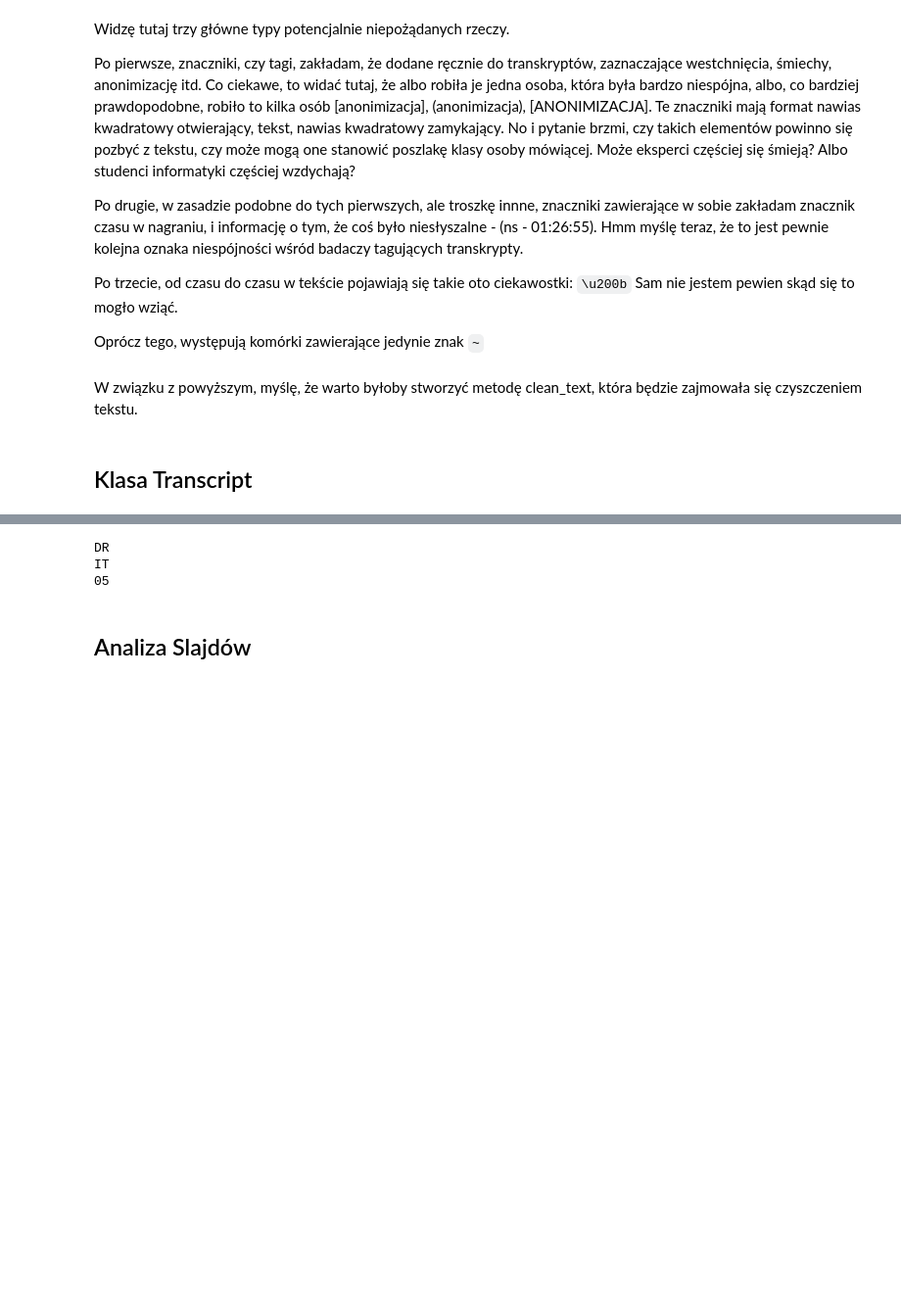
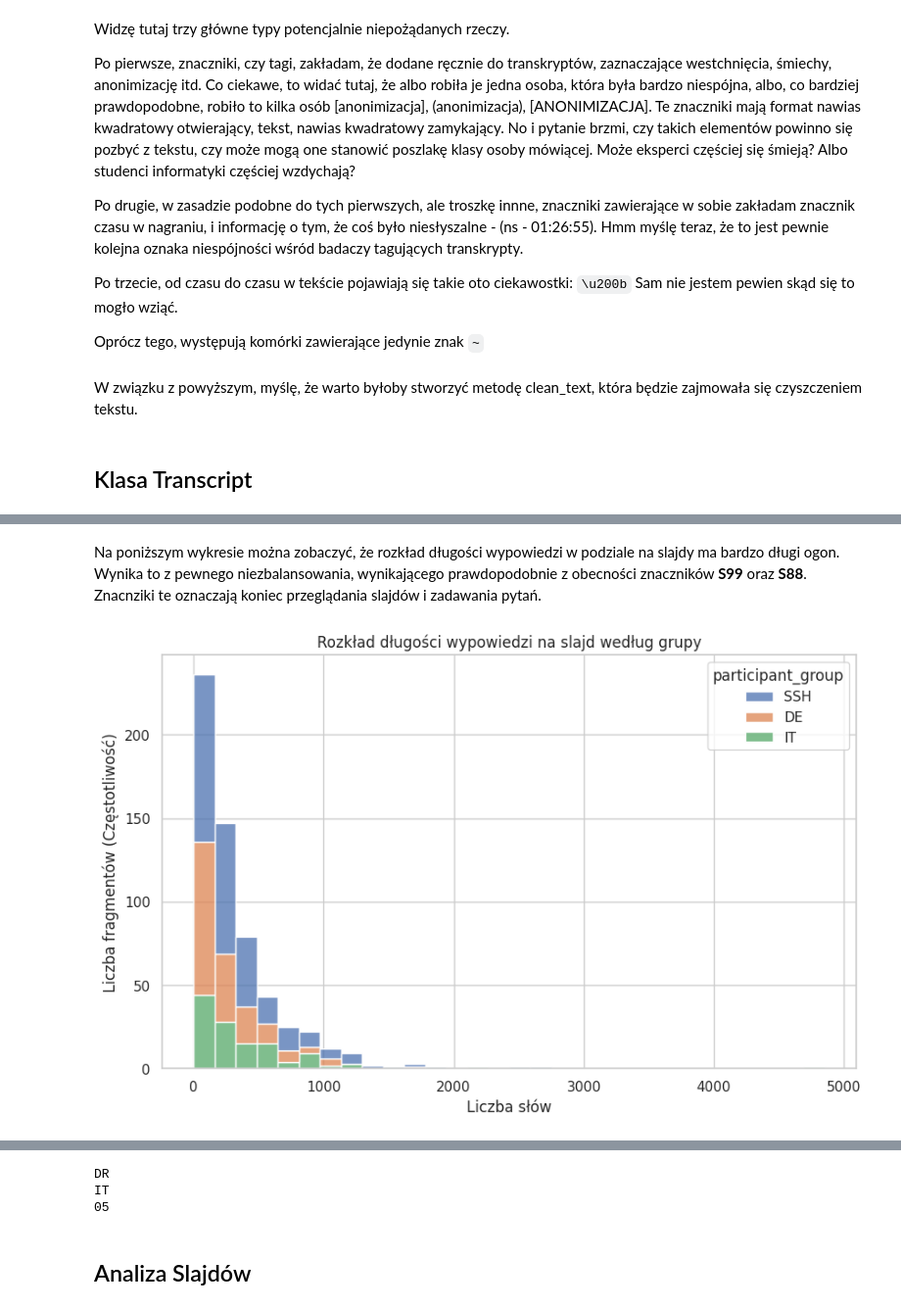
Before and after one commit to LukashWalancik/xaifungi-analysis, a Jupyter notebook: analysis.ipynb, the cells around one changed output, grey strips where cells are left out. Shown at 98% size. Drawn from its saved outputs; the diff is of its cells as text; code cells hidden in the pictures; blank space fills up the shorter version.

Commit message:
Add slides and questions distribution analysis

```diff
--- a/analysis.ipynb
+++ b/analysis.ipynb
@@ -267,0 +278,15 @@ class Transcript:
+# %%
+all_slides_stats = []
+all_questions_stats = []
+
+for file_path in transcripts_dir.glob('*.csv'):
+    transcript = Transcript(file_path)
+
+    all_slides_stats.append(transcript.analyze_slides(speaker='participant'))
+    all_questions_stats.append(transcript.analyze_questions(speaker='participant'))
+
+df_slides = pd.concat(all_slides_stats, ignore_index=True)
+df_questions = pd.concat(all_questions_stats, ignore_index=True)
+
+print(f"Liczba fragmentów (slajdy): {len(df_slides)}")
+display(df_slides.head())
@@ -267,0 +308,19 @@ class Transcript:
+# %% [markdown]
+Na poniższym wykresie można zobaczyć, że rozkład długości wypowiedzi w podziale na slajdy ma bardzo długi ogon. Wynika to z pewnego niezbalansowania, wynikającego prawdopodobnie z obecności znaczników __S99__ oraz __S88__. Znacnziki te oznaczają koniec przeglądania slajdów i zadawania pytań.
+# %%
+plt.figure(figsize=(10, 6))
+
+sns.histplot(
+    data=df_slides,
+    x='words_count',
+    hue='participant_group',
+    bins=30,
+    multiple='stack',
+)
+
+plt.title('Rozkład długości wypowiedzi na slajd według grupy')
+plt.xlabel('Liczba słów')
+plt.ylabel('Liczba fragmentów (Częstotliwość)')
+plt.show()
+# %% [output]
+[figure, added]
```
Also changed, not shown: parts of 16 cells of this notebook.
